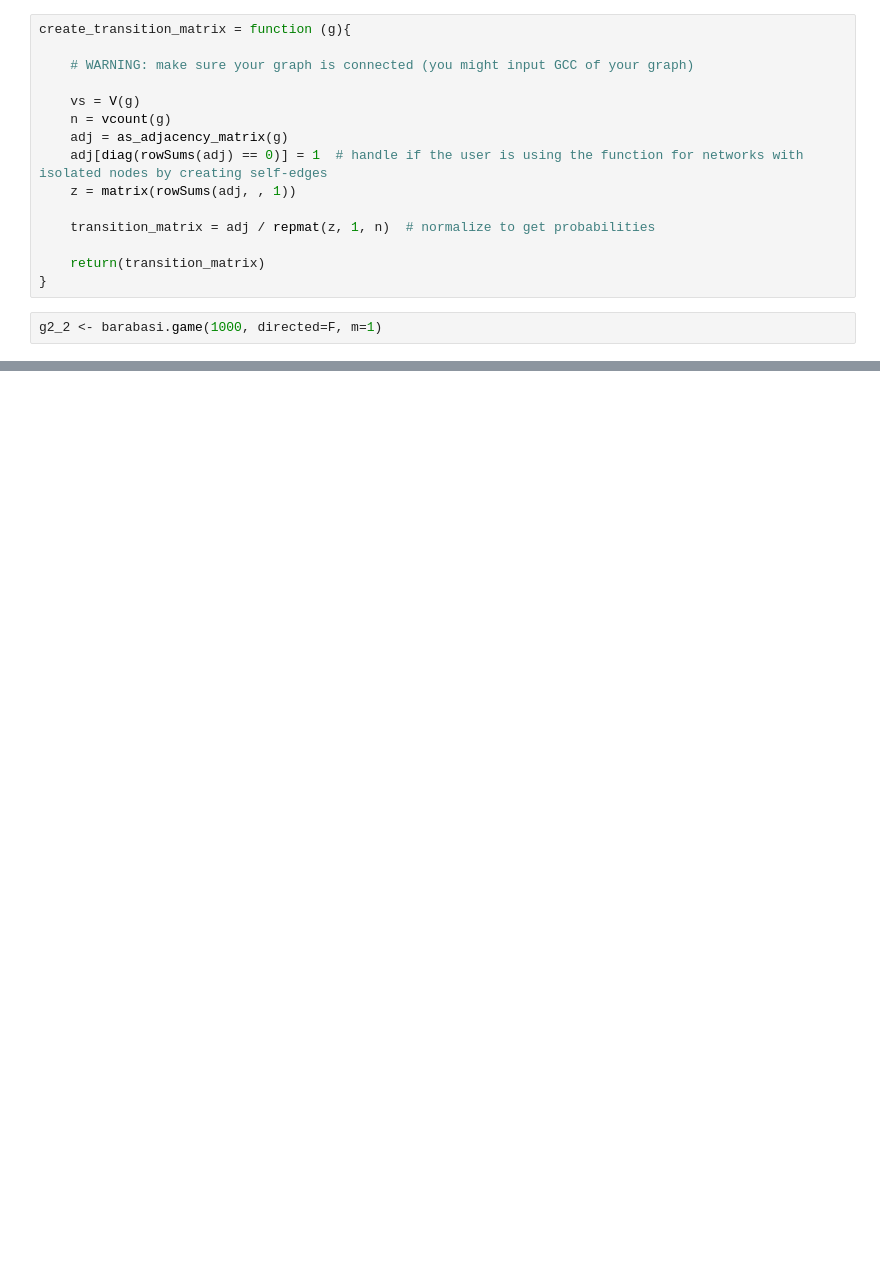
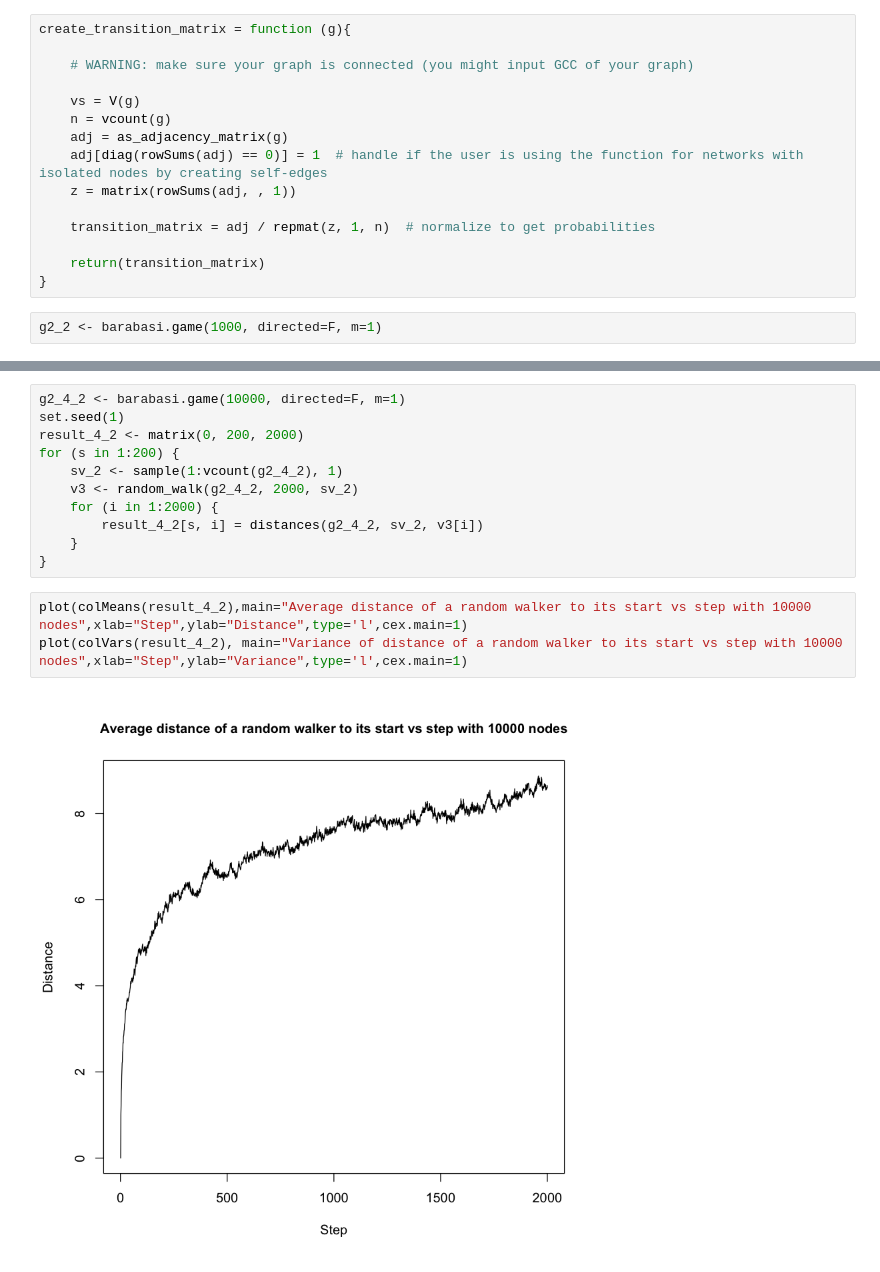
Before and after one commit to wanghran/ECE232_Graph, a Jupyter notebook: Part2_problem2.ipynb, the cells around one changed output, grey strips where cells are left out. Cells and saved outputs as stored; diff of their text form; blank space fills up the shorter version.

```diff
--- a/Part2_problem2.ipynb
+++ b/Part2_problem2.ipynb
@@ -69,0 +78,16 @@ legend("topright", legend=c("random walk", "Original graph"), col=c("black", "re
+# %%
+g2_4_2 <- barabasi.game(10000, directed=F, m=1)
+set.seed(1)
+result_4_2 <- matrix(0, 200, 2000)
+for (s in 1:200) {
+    sv_2 <- sample(1:vcount(g2_4_2), 1)
+    v3 <- random_walk(g2_4_2, 2000, sv_2)
+    for (i in 1:2000) {
+        result_4_2[s, i] = distances(g2_4_2, sv_2, v3[i])
+    }
+}
+# %%
+plot(colMeans(result_4_2),main="Average distance of a random walker to its start vs step with 10000 nodes",xlab="Step",ylab="Distance",type='l',cex.main=1)
+plot(colVars(result_4_2), main="Variance of distance of a random walker to its start vs step with 10000 nodes",xlab="Step",ylab="Variance",type='l',cex.main=1)
+# %% [output]
+[figure, added]
```
Also changed, not shown: parts of 10 cells of this notebook.
